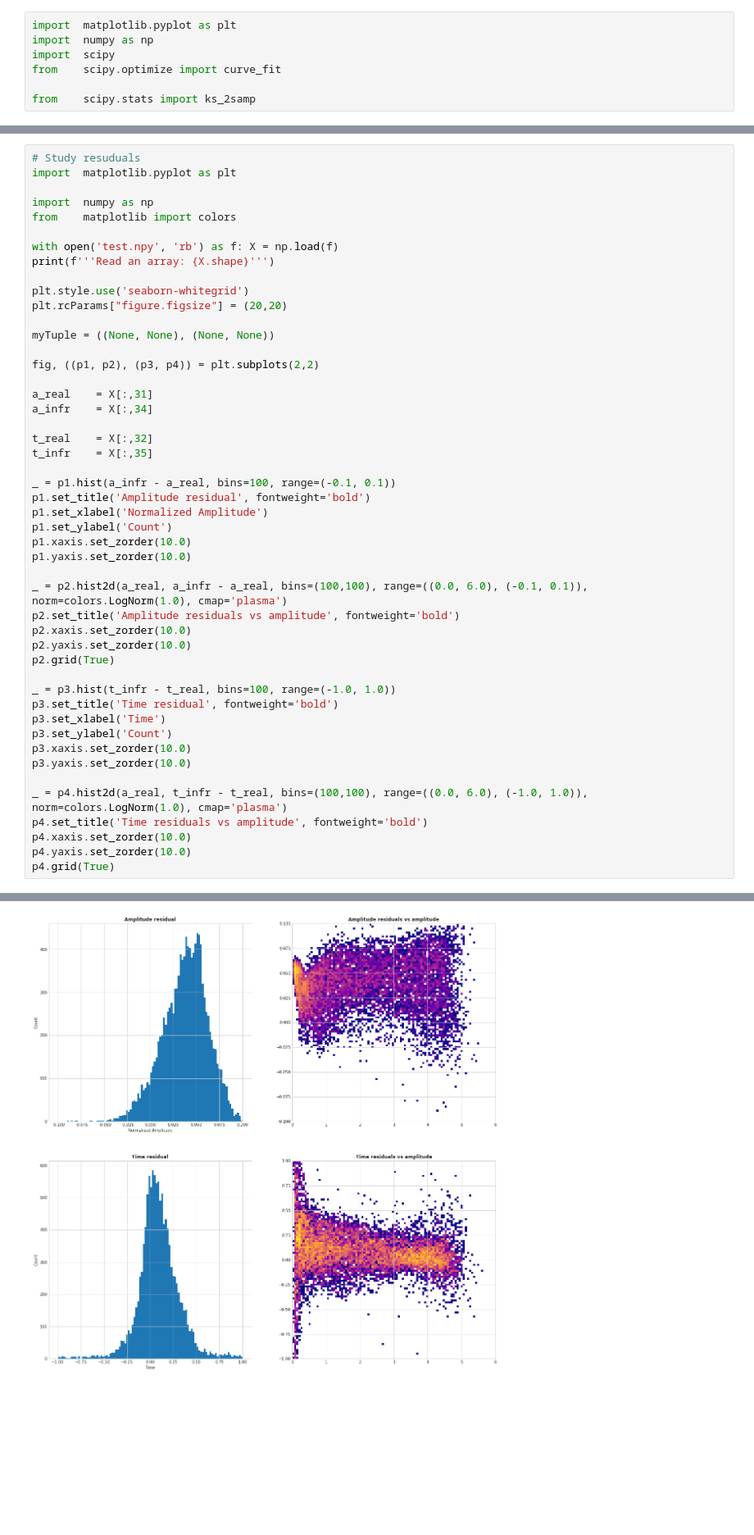
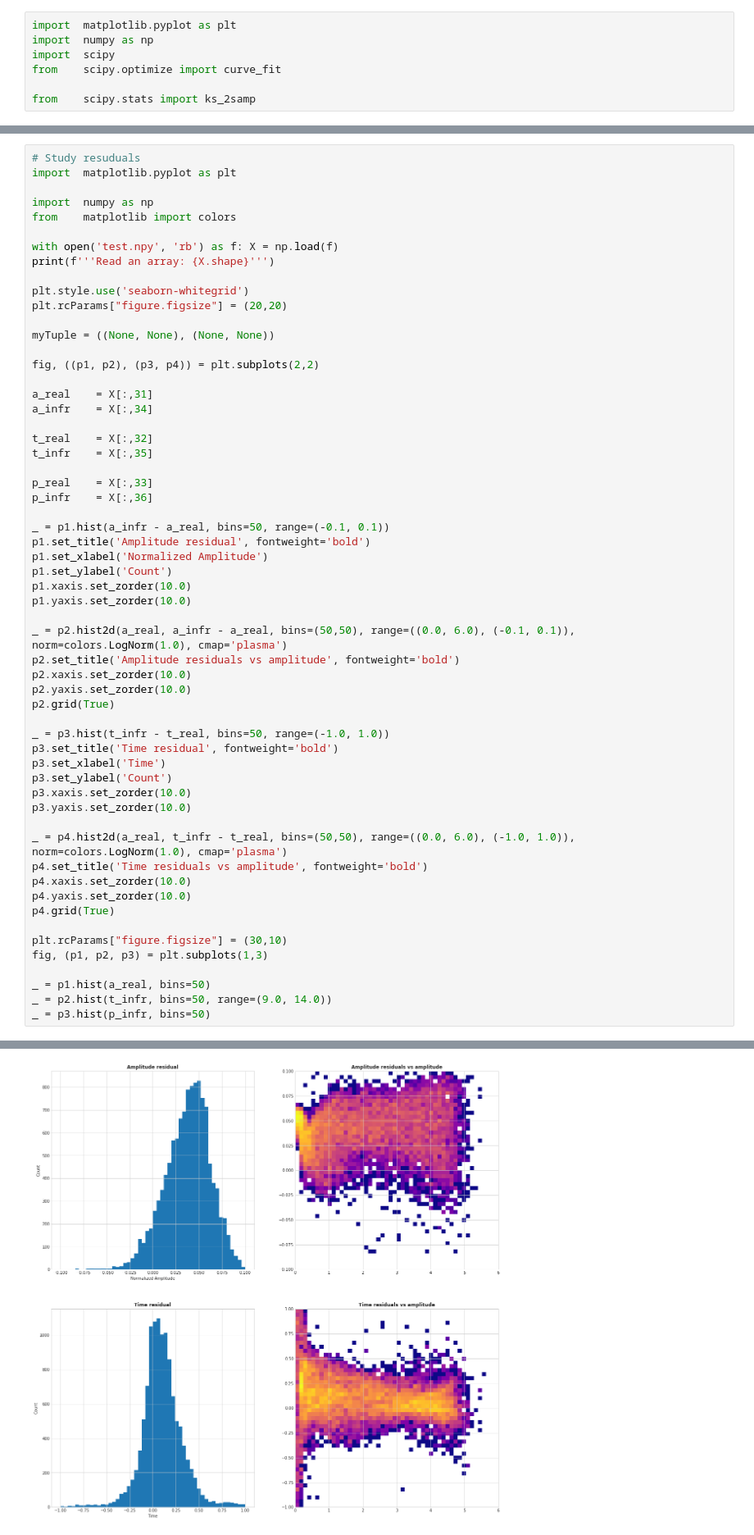
Before and after one commit to regmi-sijan/ml4cal, a Jupyter notebook: testbeam/template.ipynb, the cells around one changed output, grey strips where cells are left out. Shown at 82% size. Cells and saved outputs as stored; diff of their text form; blank space fills up the shorter version.

```diff
--- a/testbeam/template.ipynb
+++ b/testbeam/template.ipynb
@@ -86,29 +86,39 @@ a_infr    = X[:,34]
 t_real    = X[:,32]
 t_infr    = X[:,35]
 
-_ = p1.hist(a_infr - a_real, bins=100, range=(-0.1, 0.1))
+p_real    = X[:,33]
+p_infr    = X[:,36]
+
+_ = p1.hist(a_infr - a_real, bins=50, range=(-0.1, 0.1))
 p1.set_title('Amplitude residual', fontweight='bold')
 p1.set_xlabel('Normalized Amplitude')
 p1.set_ylabel('Count')
 p1.xaxis.set_zorder(10.0)
 p1.yaxis.set_zorder(10.0)
 
-_ = p2.hist2d(a_real, a_infr - a_real, bins=(100,100), range=((0.0, 6.0), (-0.1, 0.1)), norm=colors.LogNorm(1.0), cmap='plasma')
+_ = p2.hist2d(a_real, a_infr - a_real, bins=(50,50), range=((0.0, 6.0), (-0.1, 0.1)), norm=colors.LogNorm(1.0), cmap='plasma')
 p2.set_title('Amplitude residuals vs amplitude', fontweight='bold')
 p2.xaxis.set_zorder(10.0)
 p2.yaxis.set_zorder(10.0)
 p2.grid(True)
 
-_ = p3.hist(t_infr - t_real, bins=100, range=(-1.0, 1.0))
+_ = p3.hist(t_infr - t_real, bins=50, range=(-1.0, 1.0))
 p3.set_title('Time residual', fontweight='bold')
 p3.set_xlabel('Time')
 p3.set_ylabel('Count')
 p3.xaxis.set_zorder(10.0)
 p3.yaxis.set_zorder(10.0)
 
-_ = p4.hist2d(a_real, t_infr - t_real, bins=(100,100), range=((0.0, 6.0), (-1.0, 1.0)), norm=colors.LogNorm(1.0), cmap='plasma')
+_ = p4.hist2d(a_real, t_infr - t_real, bins=(50,50), range=((0.0, 6.0), (-1.0, 1.0)), norm=colors.LogNorm(1.0), cmap='plasma')
 p4.set_title('Time residuals vs amplitude', fontweight='bold')
 p4.xaxis.set_zorder(10.0)
 p4.yaxis.set_zorder(10.0)
 p4.grid(True)
+
+plt.rcParams["figure.figsize"] = (30,10)
+fig, (p1, p2, p3) = plt.subplots(1,3)
+
+_ = p1.hist(a_real, bins=50)
+_ = p2.hist(t_infr, bins=50, range=(9.0, 14.0))
+_ = p3.hist(p_infr, bins=50)
 # %% [output]
@@ -116 +126 @@ Read an array: (12037, 37)
-[figure, old version]
+[figure, new version]
```
Also changed, not shown: parts of 1 cell of this notebook, 6 other files.
